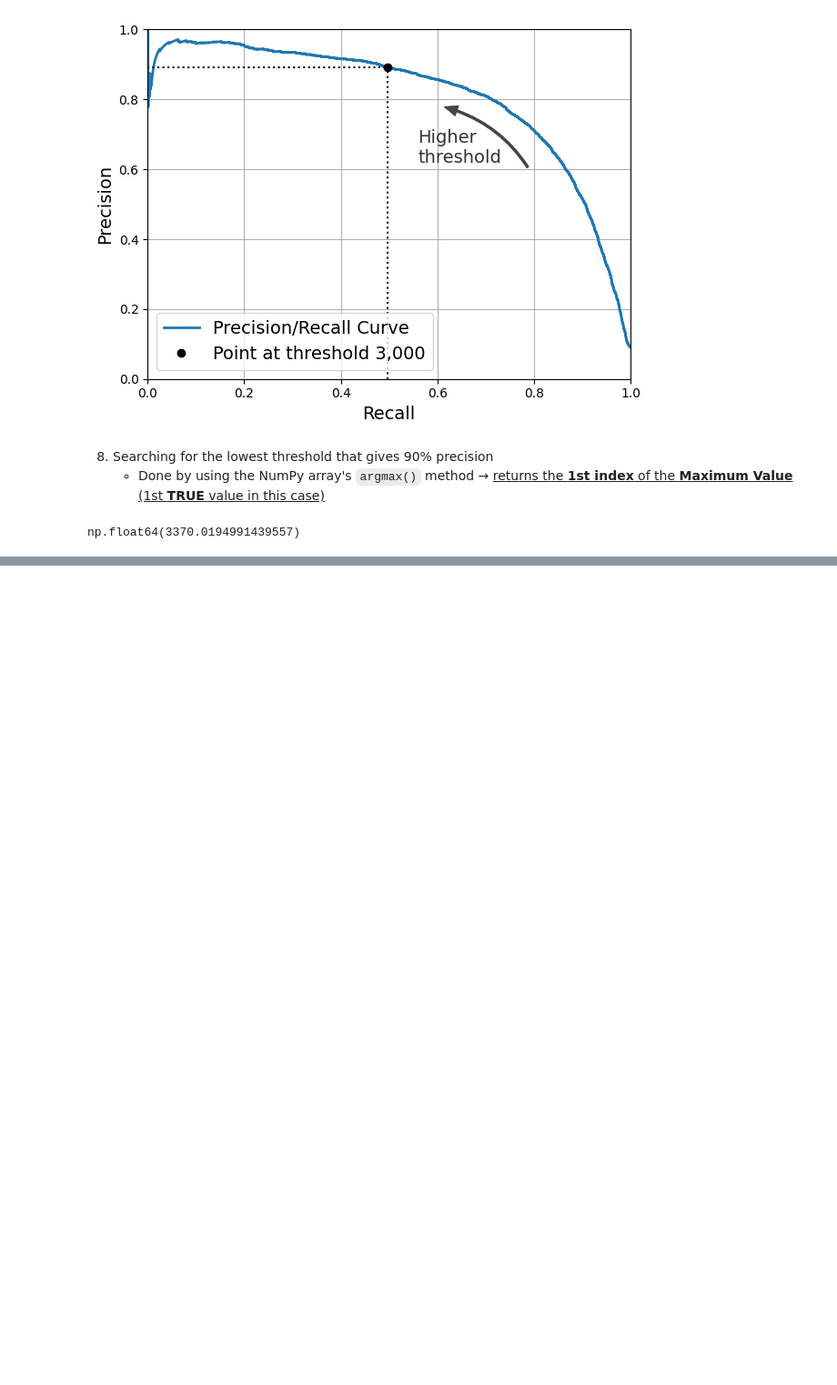
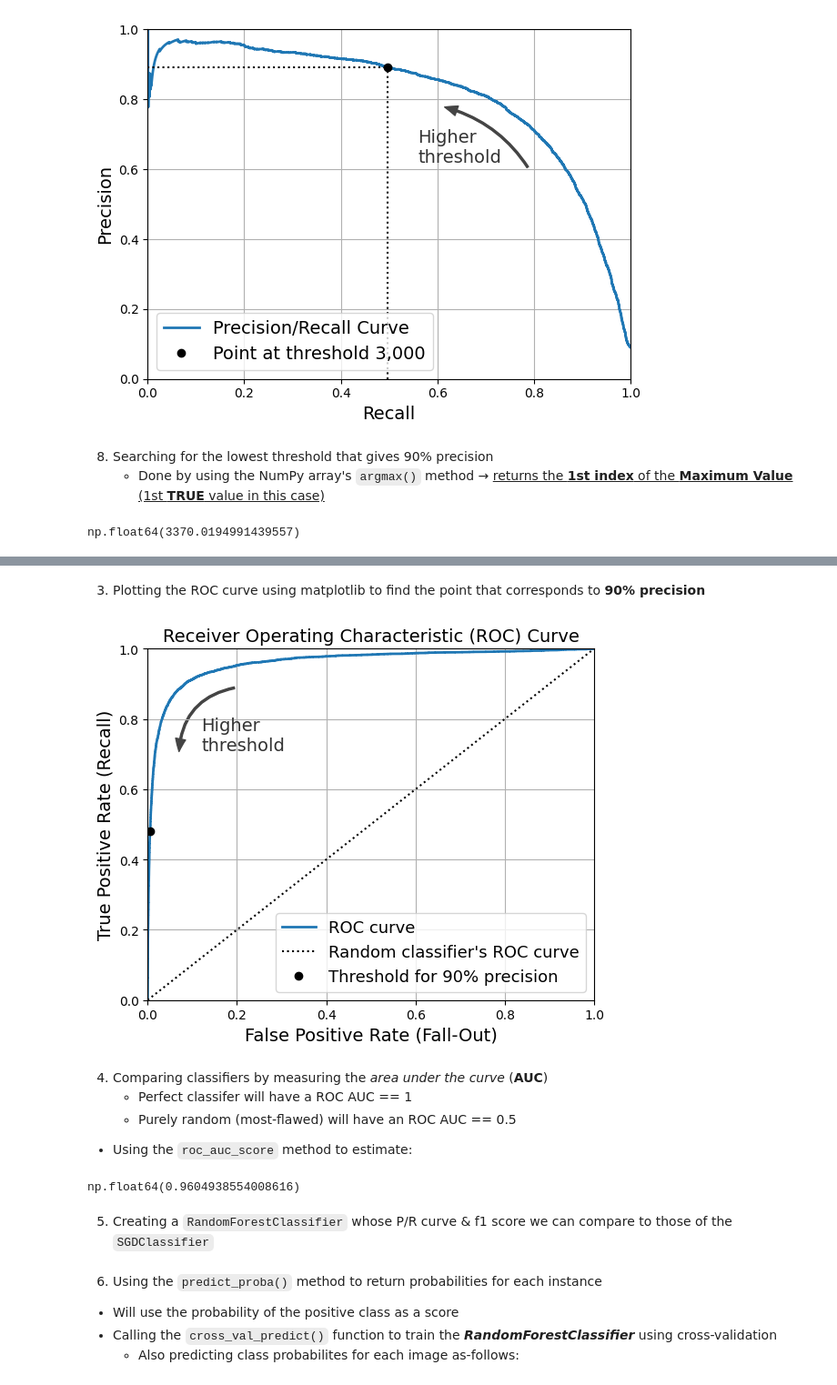
Before and after one commit to matt-chinchilla/Machine-Learning-Repo, a Jupyter notebook: The code/chapter-03-classification/03_classification.ipynb, the cells around one changed output, grey strips where cells are left out. Shown: that part at 91% size. Cells and saved outputs as stored; diff of their text form; code cells hidden in the pictures; blank space fills up the shorter version.

Commit message:
Add data visualization tools to enhance analysis insights

```diff
--- a/The code/chapter-03-classification/03_classification.ipynb
+++ b/The code/chapter-03-classification/03_classification.ipynb
@@ -447,0 +469,46 @@ np.float64(3370.0194991439557)
+# %%
+from sklearn.metrics import roc_curve
+
+fpr, tpr, thresholds = roc_curve(y_train_5, y_scores)
+# %% [markdown]
+3. Plotting the ROC curve using matplotlib to find the point that corresponds to **90% precision**
+# %%
+idx_for_threshold_at_90 = (thresholds <= threshold_for_90_precision).argmax()
+tpr_90, fpr_90 = tpr[idx_for_threshold_at_90], fpr[idx_for_threshold_at_90]
+
+plt.figure(figsize=(6, 5))  # extra code – not needed, just formatting
+plt.plot(fpr, tpr, linewidth=2, label="ROC curve")
+plt.plot([0, 1], [0, 1], 'k:', label="Random classifier's ROC curve")
+plt.plot([fpr_90], [tpr_90], "ko", label="Threshold for 90% precision")
+
+# extra code – just beautifies and saves Figure 3–7
+plt.gca().add_patch(patches.FancyArrowPatch(
+    (0.20, 0.89), (0.07, 0.70),
+    connectionstyle="arc3,rad=.4",
+    arrowstyle="Simple, tail_width=1.5, head_width=8, head_length=10",
+    color="#444444"))
+
+plt.text(0.12, 0.71, "Higher\nthreshold", color="#333333")
+plt.xlabel('False Positive Rate (Fall-Out)')
+plt.ylabel('True Positive Rate (Recall)')
+plt.grid()
+plt.axis([0, 1, 0, 1])
+plt.legend(loc="lower right", fontsize=13)
+plt.title("Receiver Operating Characteristic (ROC) Curve")
+save_fig("roc_curve_plot")
+# %% [output]
+[figure, added]
+# %% [markdown]
+4. Comparing classifiers by measuring the *area under the curve* (**AUC**)
+    - Perfect classifer will have a ROC AUC == 1
+    - Purely random (most-flawed) will have an ROC AUC == 0.5
+
+- Using the `roc_auc_score` method to estimate:
+# %%
+from sklearn.metrics import roc_auc_score
+
+roc_auc_score(y_train_5, y_scores)
+# %% [output]
+np.float64(0.9604938554008616)
+# %% [markdown]
+5. Creating a `RandomForestClassifier` whose P/R curve & f1 score we can compare to those of the `SGDClassifier`
@@ -447,0 +519,5 @@ np.float64(3370.0194991439557)
+# %% [markdown]
+6. Using the `predict_proba()` method to return probabilities for each instance
+- Will use the probability of the positive class as a score
+- Calling the `cross_val_predict()` function to train the ***RandomForestClassifier*** using cross-validation
+    - Also predicting class probabilites for each image as-follows:
```
Also changed, not shown: parts of 28 cells of this notebook, 2 other files.
